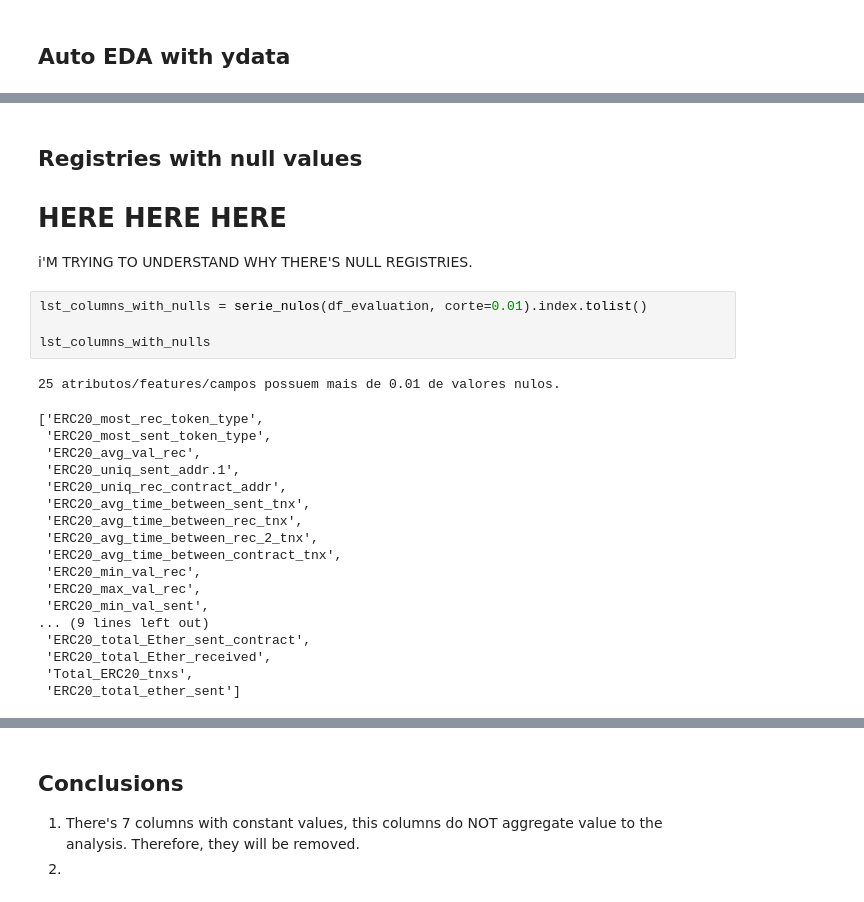
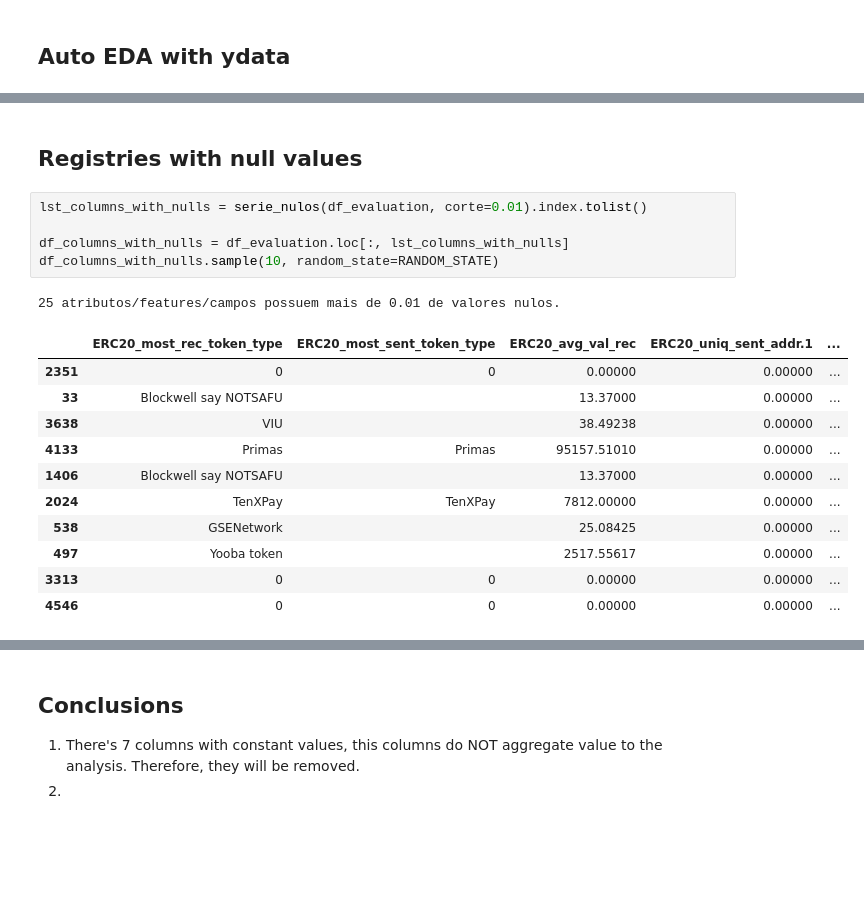
Before and after one commit to henriquetsu/ethereum_laundering, a Jupyter notebook: notebooks/01-business_and_data_understanding_v1-suto.ipynb, the cells around one changed output, grey strips where cells are left out. Saved outputs shown, nothing was run; the diff lists cells and outputs as text; blank space fills up the shorter version.

```diff
--- a/notebooks/01-business_and_data_understanding_v1-suto.ipynb
+++ b/notebooks/01-business_and_data_understanding_v1-suto.ipynb
@@ -127,30 +131,21 @@ profile.to_widgets()
 VBox(children=(Tab(children=(Tab(children=(GridBox(children=(VBox(children=(GridspecLayout(children=(HTML(valu…
 # %% [markdown]
 ## Registries with null values
-
-# HERE HERE HERE
-
-i'M TRYING TO UNDERSTAND WHY THERE'S NULL REGISTRIES.
 # %%
 lst_columns_with_nulls = serie_nulos(df_evaluation, corte=0.01).index.tolist()
 
-lst_columns_with_nulls
+df_columns_with_nulls = df_evaluation.loc[:, lst_columns_with_nulls]
+df_columns_with_nulls.sample(10, random_state=RANDOM_STATE)
 # %% [output]
 25 atributos/features/campos possuem mais de 0.01 de valores nulos.
-['ERC20_most_rec_token_type',
- 'ERC20_most_sent_token_type',
- 'ERC20_avg_val_rec',
- 'ERC20_uniq_sent_addr.1',
- 'ERC20_uniq_rec_contract_addr',
- 'ERC20_avg_time_between_sent_tnx',
- 'ERC20_avg_time_between_rec_tnx',
- 'ERC20_avg_time_between_rec_2_tnx',
- 'ERC20_avg_time_between_contract_tnx',
- 'ERC20_min_val_rec',
- 'ERC20_max_val_rec',
- 'ERC20_min_val_sent',
-... (9 lines left out)
- 'ERC20_total_Ether_sent_contract',
- 'ERC20_total_Ether_received',
- 'Total_ERC20_tnxs',
- 'ERC20_total_ether_sent']
+|  | ERC20_most_rec_token_type | ERC20_most_sent_token_type | ERC20_avg_val_rec | ERC20_uniq_sent_addr.1 | ... |
+| 2351 | 0 | 0 | 0.00000 | 0.00000 | ... |
+| 33 | Blockwell say NOTSAFU |  | 13.37000 | 0.00000 | ... |
+| 3638 | VIU |  | 38.49238 | 0.00000 | ... |
+| 4133 | Primas | Primas | 95157.51010 | 0.00000 | ... |
+| 1406 | Blockwell say NOTSAFU |  | 13.37000 | 0.00000 | ... |
+| 2024 | TenXPay | TenXPay | 7812.00000 | 0.00000 | ... |
+| 538 | GSENetwork |  | 25.08425 | 0.00000 | ... |
+| 497 | Yooba token |  | 2517.55617 | 0.00000 | ... |
+| 3313 | 0 | 0 | 0.00000 | 0.00000 | ... |
+| 4546 | 0 | 0 | 0.00000 | 0.00000 | ... |
```
Also changed, not shown: parts of 11 cells of this notebook.
